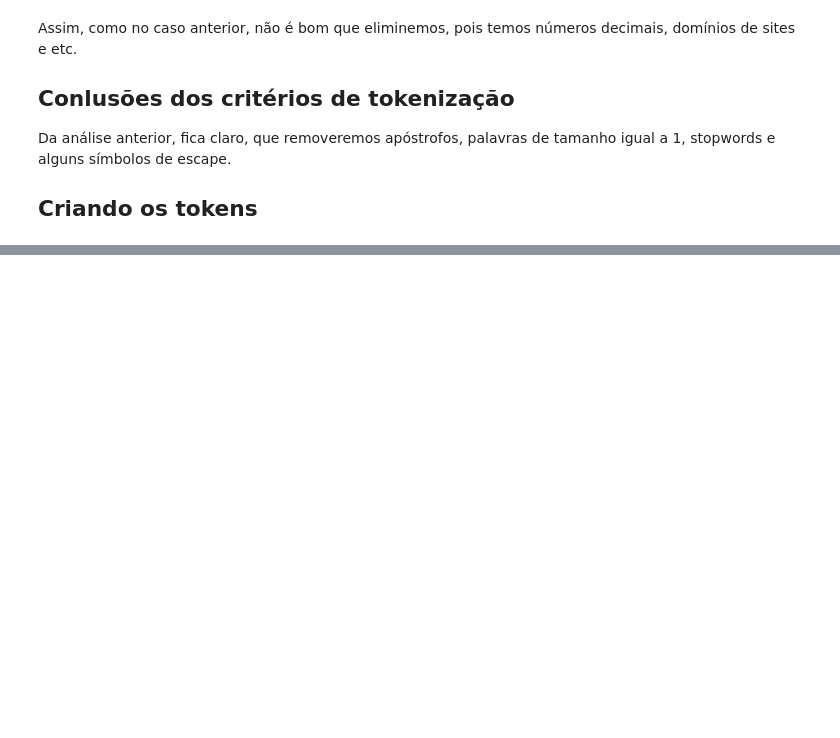
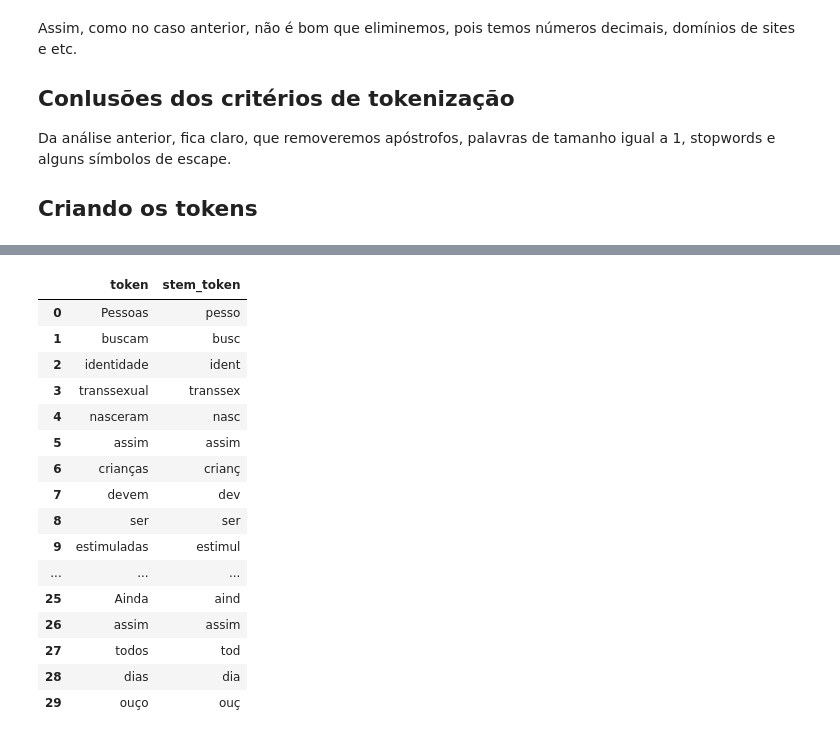
Before and after one commit to fanny/information-retrieval, a Jupyter notebook: lab3/tokenizing.ipynb, the cells around one changed output, grey strips where cells are left out. Cells and saved outputs as stored; diff of their text form; code cells hidden in the pictures; blank space fills up the shorter version.

```diff
--- a/lab3/tokenizing.ipynb
+++ b/lab3/tokenizing.ipynb
@@ -138,2 +245,4 @@ Da análise anterior, fica claro, que removeremos apóstrofos, palavras de taman
+# %%
+stopwords = set(stopwords.words('portuguese'))
 # %%
 all_text = clean_text.str.cat(sep=' ')
@@ -178,0 +334,27 @@ Quebramos em tokens pelos seguintes critérios:
+# %%
+st = RSLPStemmer()
+
+def to_stem_tokens(token):
+  return [token, st.stem(token)]
+# %%
+stemming_tokens = word_list_whithout_stopwords['word'].apply(to_stem_tokens).tolist()
+stemming_tokens = pd.DataFrame(stemming_tokens, columns=['token', 'stem_token'])
+stemming_tokens.head(30)
+# %% [output]
+|  | token | stem_token |
+| 0 | Pessoas | pesso |
+| 1 | buscam | busc |
+| 2 | identidade | ident |
+| 3 | transsexual | transsex |
+| 4 | nasceram | nasc |
+| 5 | assim | assim |
+| 6 | crianças | crianç |
+| 7 | devem | dev |
+| 8 | ser | ser |
+| 9 | estimuladas | estimul |
+| ... | ... | ... |
+| 25 | Ainda | aind |
+| 26 | assim | assim |
+| 27 | todos | tod |
+| 28 | dias | dia |
+| 29 | ouço | ouç |
```
Also changed, not shown: parts of 16 cells of this notebook.
